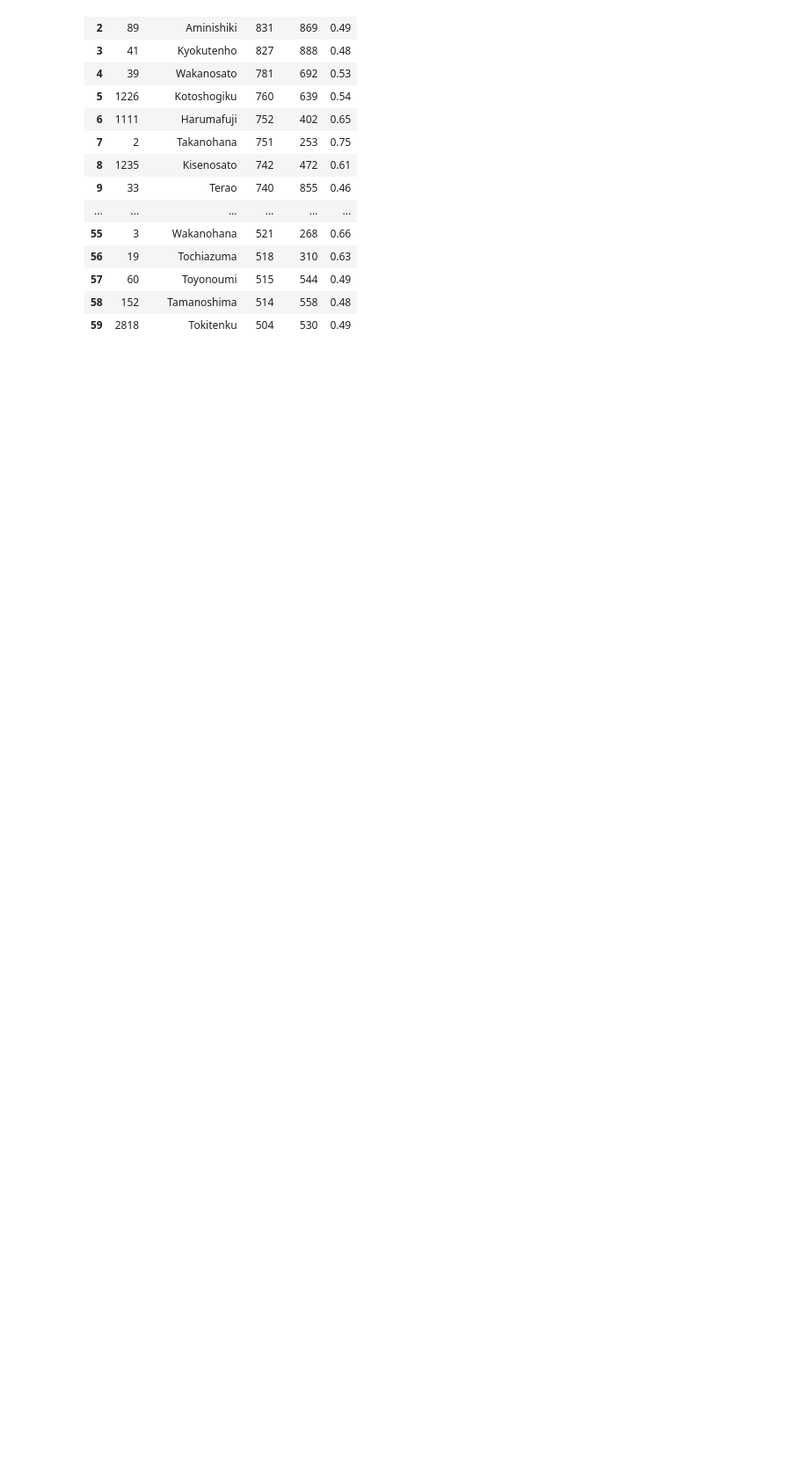
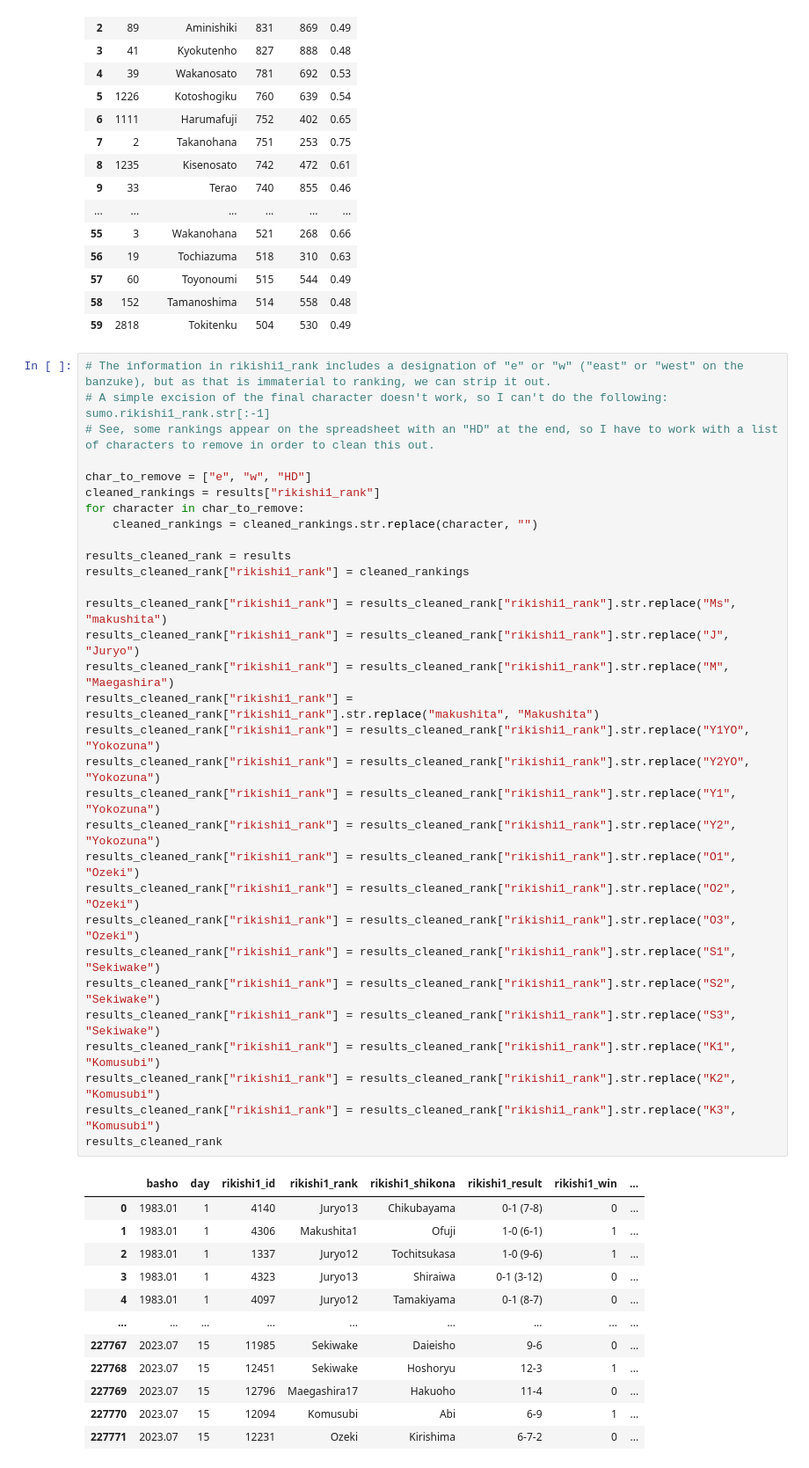
Before and after one commit to mjbrechner/sumo, a Jupyter notebook: creating_won_loss_df.ipynb, the cells around one changed output. Shown at 88% size. Drawn from its saved outputs; the diff is of its cells as text; blank space fills up the shorter version.

Commit message:
worked on cleaning rankings, data dictionary

```diff
--- a/creating_won_loss_df.ipynb
+++ b/creating_won_loss_df.ipynb
@@ -242,3 +242,47 @@ with_500_wins
 | 57 | 60 | Toyonoumi | 515 | 544 | 0.49 |
 | 58 | 152 | Tamanoshima | 514 | 558 | 0.48 |
 | 59 | 2818 | Tokitenku | 504 | 530 | 0.49 |
+# %%
+# The information in rikishi1_rank includes a designation of "e" or "w" ("east" or "west" on the banzuke), but as that is immaterial to ranking, we can strip it out.
+# A simple excision of the final character doesn't work, so I can't do the following: sumo.rikishi1_rank.str[:-1]
+# See, some rankings appear on the spreadsheet with an "HD" at the end, so I have to work with a list of characters to remove in order to clean this out.
+
+char_to_remove = ["e", "w", "HD"]
+cleaned_rankings = results["rikishi1_rank"]
+for character in char_to_remove:
+    cleaned_rankings = cleaned_rankings.str.replace(character, "")
+
+results_cleaned_rank = results
+results_cleaned_rank["rikishi1_rank"] = cleaned_rankings
+
+results_cleaned_rank["rikishi1_rank"] = results_cleaned_rank["rikishi1_rank"].str.replace("Ms", "makushita")
+results_cleaned_rank["rikishi1_rank"] = results_cleaned_rank["rikishi1_rank"].str.replace("J", "Juryo")
+results_cleaned_rank["rikishi1_rank"] = results_cleaned_rank["rikishi1_rank"].str.replace("M", "Maegashira")
+results_cleaned_rank["rikishi1_rank"] = results_cleaned_rank["rikishi1_rank"].str.replace("makushita", "Makushita")
+results_cleaned_rank["rikishi1_rank"] = results_cleaned_rank["rikishi1_rank"].str.replace("Y1YO", "Yokozuna")
+results_cleaned_rank["rikishi1_rank"] = results_cleaned_rank["rikishi1_rank"].str.replace("Y2YO", "Yokozuna")
+results_cleaned_rank["rikishi1_rank"] = results_cleaned_rank["rikishi1_rank"].str.replace("Y1", "Yokozuna")
+results_cleaned_rank["rikishi1_rank"] = results_cleaned_rank["rikishi1_rank"].str.replace("Y2", "Yokozuna")
+results_cleaned_rank["rikishi1_rank"] = results_cleaned_rank["rikishi1_rank"].str.replace("O1", "Ozeki")
+results_cleaned_rank["rikishi1_rank"] = results_cleaned_rank["rikishi1_rank"].str.replace("O2", "Ozeki")
+results_cleaned_rank["rikishi1_rank"] = results_cleaned_rank["rikishi1_rank"].str.replace("O3", "Ozeki")
+results_cleaned_rank["rikishi1_rank"] = results_cleaned_rank["rikishi1_rank"].str.replace("S1", "Sekiwake")
+results_cleaned_rank["rikishi1_rank"] = results_cleaned_rank["rikishi1_rank"].str.replace("S2", "Sekiwake")
+results_cleaned_rank["rikishi1_rank"] = results_cleaned_rank["rikishi1_rank"].str.replace("S3", "Sekiwake")
+results_cleaned_rank["rikishi1_rank"] = results_cleaned_rank["rikishi1_rank"].str.replace("K1", "Komusubi")
+results_cleaned_rank["rikishi1_rank"] = results_cleaned_rank["rikishi1_rank"].str.replace("K2", "Komusubi")
+results_cleaned_rank["rikishi1_rank"] = results_cleaned_rank["rikishi1_rank"].str.replace("K3", "Komusubi")
+results_cleaned_rank
+# %% [output]
+|  | basho | day | rikishi1_id | rikishi1_rank | rikishi1_shikona | rikishi1_result | rikishi1_win | ... |
+| 0 | 1983.01 | 1 | 4140 | Juryo13 | Chikubayama | 0-1 (7-8) | 0 | ... |
+| 1 | 1983.01 | 1 | 4306 | Makushita1 | Ofuji | 1-0 (6-1) | 1 | ... |
+| 2 | 1983.01 | 1 | 1337 | Juryo12 | Tochitsukasa | 1-0 (9-6) | 1 | ... |
+| 3 | 1983.01 | 1 | 4323 | Juryo13 | Shiraiwa | 0-1 (3-12) | 0 | ... |
+| 4 | 1983.01 | 1 | 4097 | Juryo12 | Tamakiyama | 0-1 (8-7) | 0 | ... |
+| ... | ... | ... | ... | ... | ... | ... | ... | ... |
+| 227767 | 2023.07 | 15 | 11985 | Sekiwake | Daieisho | 9-6 | 0 | ... |
+| 227768 | 2023.07 | 15 | 12451 | Sekiwake | Hoshoryu | 12-3 | 1 | ... |
+| 227769 | 2023.07 | 15 | 12796 | Maegashira17 | Hakuoho | 11-4 | 0 | ... |
+| 227770 | 2023.07 | 15 | 12094 | Komusubi | Abi | 6-9 | 1 | ... |
+| 227771 | 2023.07 | 15 | 12231 | Ozeki | Kirishima | 6-7-2 | 0 | ... |
```
Also changed, not shown: parts of 4 cells of this notebook, 2 other files.
